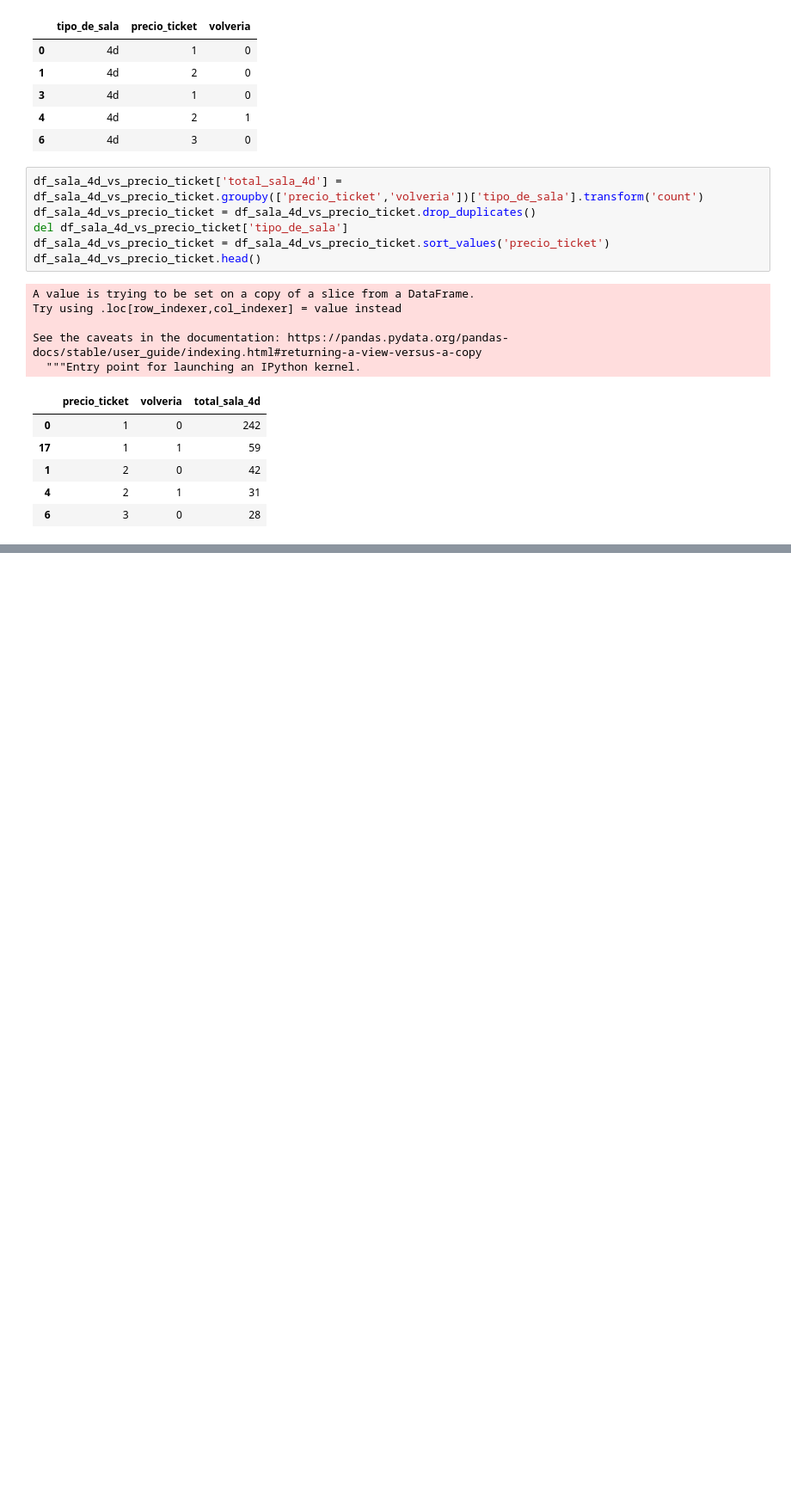
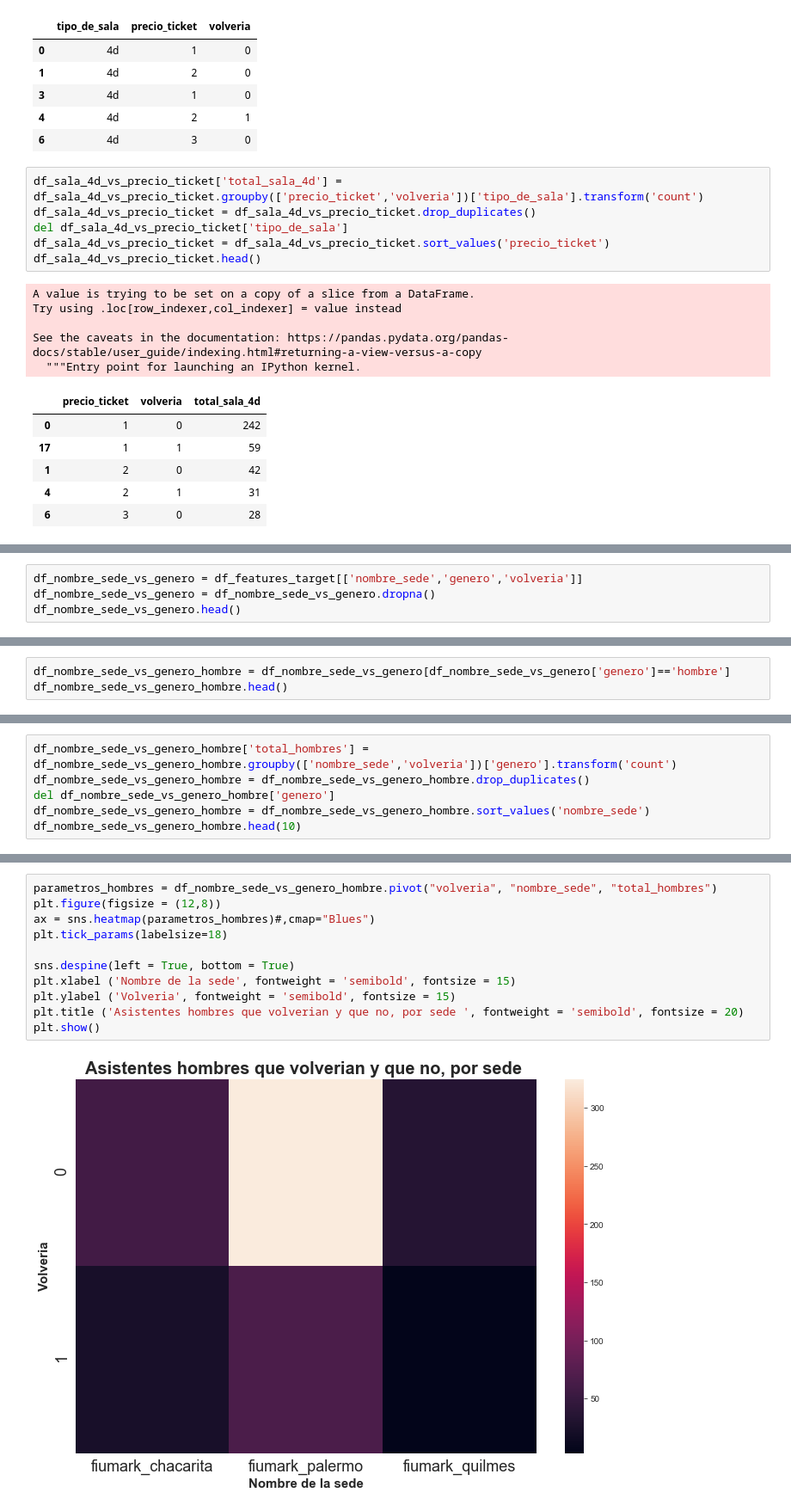
Before and after one commit to lionelguglielmone/OrgaDeCompusTP, a Jupyter notebook: tp1_main.ipynb, the cells around one changed output, grey strips where cells are left out. Shown: that part at 86% size. Cells and saved outputs as stored; diff of their text form; blank space fills up the shorter version.

```diff
--- a/tp1_main.ipynb
+++ b/tp1_main.ipynb
@@ -1193,0 +1204,4 @@ agregar comentario sobre el grafico
+# %%
+df_nombre_sede_vs_genero = df_features_target[['nombre_sede','genero','volveria']]
+df_nombre_sede_vs_genero = df_nombre_sede_vs_genero.dropna()
+df_nombre_sede_vs_genero.head()
@@ -1193,0 +1217,3 @@ agregar comentario sobre el grafico
+# %%
+df_nombre_sede_vs_genero_hombre = df_nombre_sede_vs_genero[df_nombre_sede_vs_genero['genero']=='hombre']
+df_nombre_sede_vs_genero_hombre.head()
@@ -1193,0 +1227,6 @@ agregar comentario sobre el grafico
+# %%
+df_nombre_sede_vs_genero_hombre['total_hombres'] = df_nombre_sede_vs_genero_hombre.groupby(['nombre_sede','volveria'])['genero'].transform('count')
+df_nombre_sede_vs_genero_hombre = df_nombre_sede_vs_genero_hombre.drop_duplicates()
+del df_nombre_sede_vs_genero_hombre['genero']
+df_nombre_sede_vs_genero_hombre = df_nombre_sede_vs_genero_hombre.sort_values('nombre_sede')
+df_nombre_sede_vs_genero_hombre.head(10)
@@ -1193,0 +1246,13 @@ agregar comentario sobre el grafico
+# %%
+parametros_hombres = df_nombre_sede_vs_genero_hombre.pivot("volveria", "nombre_sede", "total_hombres")
+plt.figure(figsize = (12,8))
+ax = sns.heatmap(parametros_hombres)#,cmap="Blues")
+plt.tick_params(labelsize=18)
+
+sns.despine(left = True, bottom = True)
+plt.xlabel ('Nombre de la sede', fontweight = 'semibold', fontsize = 15)
+plt.ylabel ('Volveria', fontweight = 'semibold', fontsize = 15)
+plt.title ('Asistentes hombres que volverian y que no, por sede ', fontweight = 'semibold', fontsize = 20)
+plt.show()
+# %% [output]
+[figure, added]
```
Also changed, not shown: parts of 26 cells of this notebook.
